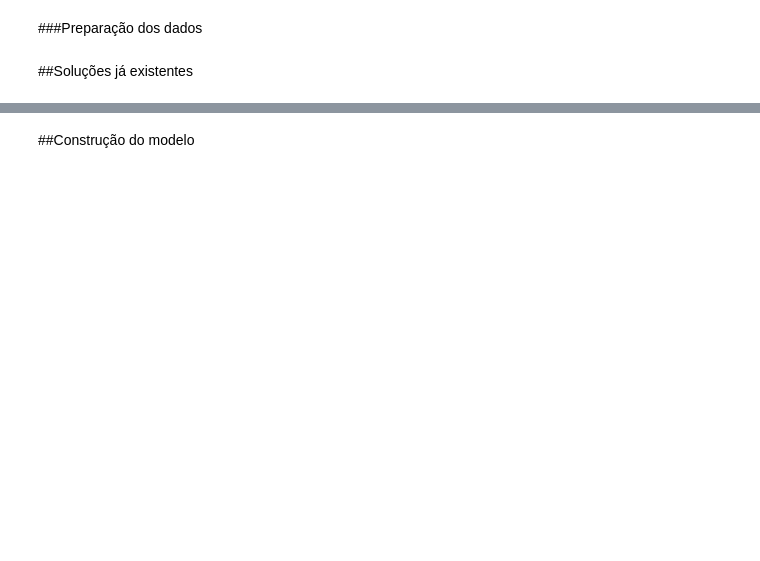
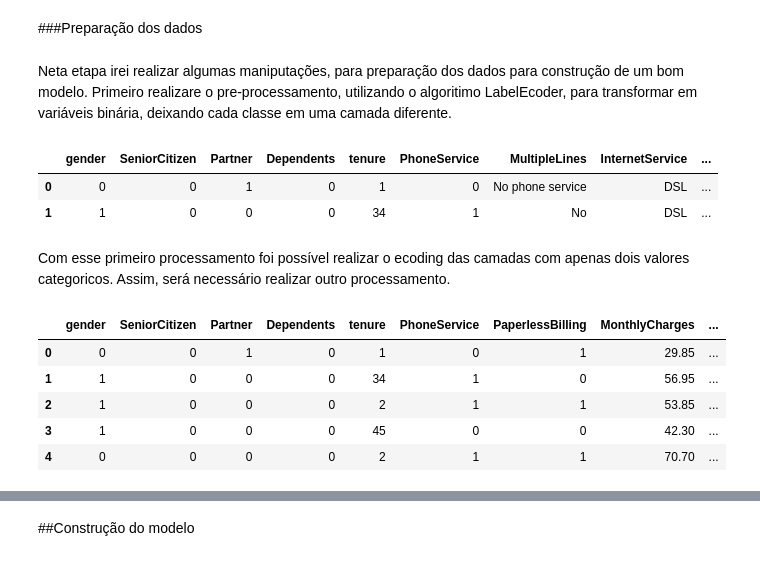
Before and after one commit to jvataidee/MachineLearning, a Jupyter notebook: Churn_Prediction_para_uma_empresa_de_Telecomunicações.ipynb, the cells around one changed output, grey strips where cells are left out. Cells and saved outputs as stored; diff of their text form; code cells hidden in the pictures; blank space fills up the shorter version.

```diff
--- a/Churn_Prediction_para_uma_empresa_de_Telecomunicações.ipynb
+++ b/Churn_Prediction_para_uma_empresa_de_Telecomunicações.ipynb
@@ -279,4 +278,4 @@ plt.show()
 # %% [markdown]
 ###Preparação dos dados
-# %% [markdown]
-##Soluções já existentes
+# %% [markdown]
+Neta etapa irei realizar algumas maniputações, para preparação dos dados para construção de um bom modelo. Primeiro realizare o pre-processamento, utilizando o algoritimo LabelEcoder, para transformar em variáveis binária, deixando cada classe em uma camada diferente.
@@ -282,0 +300,8 @@ plt.show()
+# %%
+df_model.head(2)
+# %% [output]
+|  | gender | SeniorCitizen | Partner | Dependents | tenure | PhoneService | MultipleLines | InternetService | ... |
+| 0 | 0 | 0 | 1 | 0 | 1 | 0 | No phone service | DSL | ... |
+| 1 | 1 | 0 | 0 | 0 | 34 | 1 | No | DSL | ... |
+# %% [markdown]
+Com esse primeiro processamento foi possível realizar o ecoding das camadas com apenas dois valores categoricos. Assim, será necessário realizar outro processamento.
@@ -282,0 +311,9 @@ plt.show()
+# %%
+df_model.head()
+# %% [output]
+|  | gender | SeniorCitizen | Partner | Dependents | tenure | PhoneService | PaperlessBilling | MonthlyCharges | ... |
+| 0 | 0 | 0 | 1 | 0 | 1 | 0 | 1 | 29.85 | ... |
+| 1 | 1 | 0 | 0 | 0 | 34 | 1 | 0 | 56.95 | ... |
+| 2 | 1 | 0 | 0 | 0 | 2 | 1 | 1 | 53.85 | ... |
+| 3 | 1 | 0 | 0 | 0 | 45 | 0 | 0 | 42.30 | ... |
+| 4 | 0 | 0 | 0 | 0 | 2 | 1 | 1 | 70.70 | ... |
```
Also changed, not shown: parts of 20 cells of this notebook.
